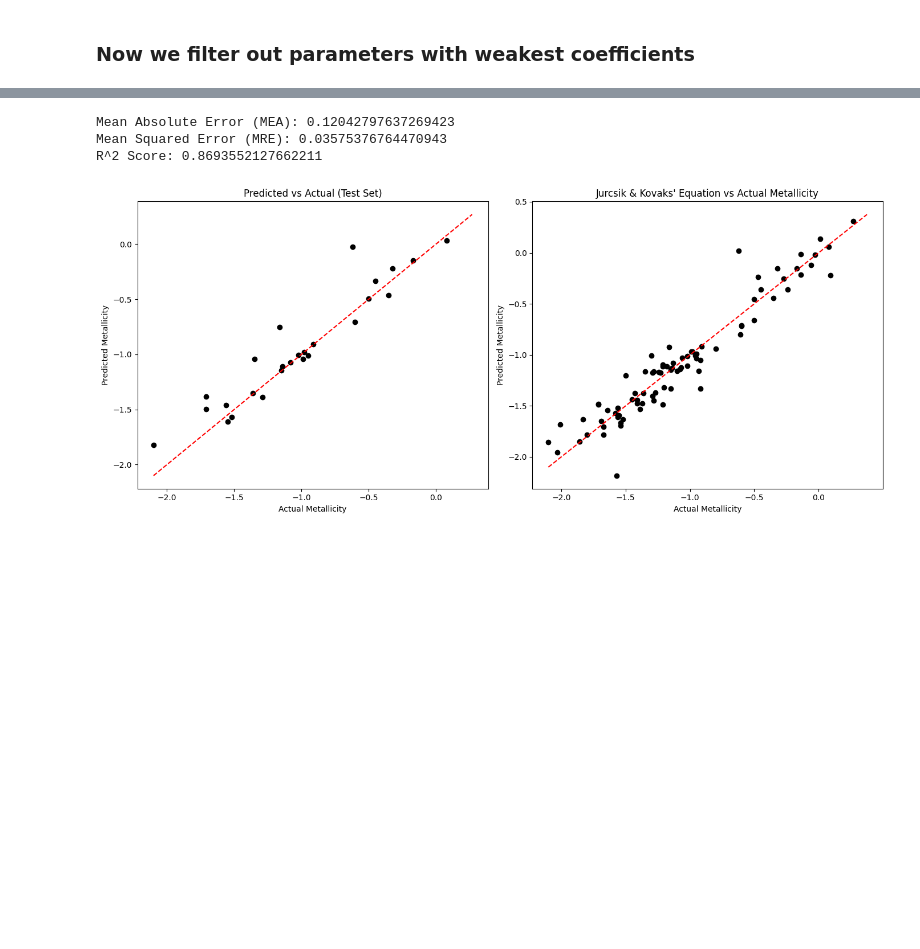
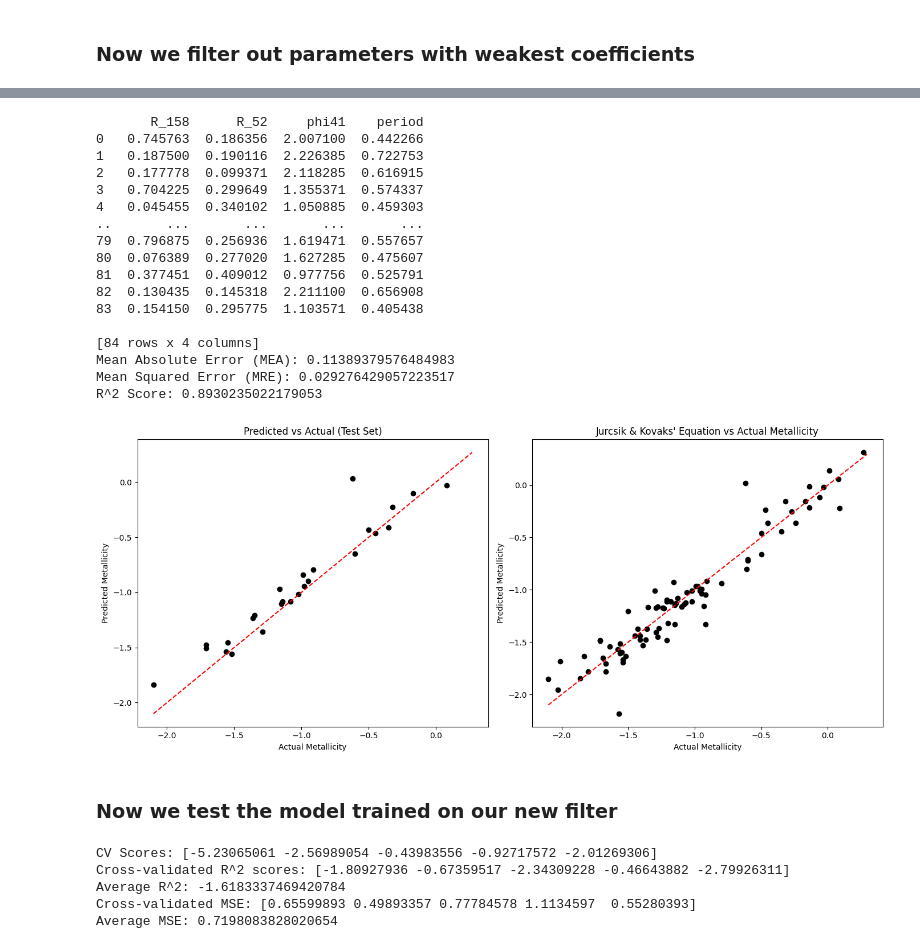
Before and after one commit to handle1337/blink, a Jupyter notebook: notebooks/blink.ipynb, the cells around one changed output, grey strips where cells are left out. Cells and saved outputs as stored; diff of their text form; code cells hidden in the pictures; blank space fills up the shorter version.

Commit message:
feat: period related params fitler

```diff
--- a/notebooks/blink.ipynb
+++ b/notebooks/blink.ipynb
@@ -335,0 +384,20 @@ phi31 0.18683402249604403
+# %%
+from sklearn.feature_selection import RFECV
+from sklearn.linear_model import Ridge
+
+coef_df = pd.DataFrame(columns=["Parameters", "Coefficients"])
+
+model = make_pipeline(StandardScaler(), LinearRegression())
+
+for param in test_df.drop(columns=["metallicity"]):
+
+    X = test_df.filter(["period",param])
+
+    model.fit(X, y)
+    normalized_coefficients = model.named_steps['linearregression'].coef_
+
+    dat = {"Parameters": f"{param}", "Coefficients": normalized_coefficients[0]}
+
+    coef_df.loc[len(coef_df)] = dat
+
+coef_df
@@ -340,17 +473,19 @@ phi31 0.18683402249604403
 # see https://www.kaggle.com/code/kavisekar/features-selection-in-multiple-linear-regression
 #
 
-X = test_df.filter(param_filter)
-y = jk_df["metallicity"]
 
-model.fit(X,y)
 
-x_train, x_test, y_train, y_test = train_test_split(X, y, test_size=0.3, random_state=4)
+significant_param_list.append('period')
+
+X_new = test_df.filter(significant_param_list[5:])
+
+
+x_train, x_test, y_train, y_test = train_test_split(X_new, y, test_size=0.3, random_state=4)
 
 model.fit(x_train, y_train)
 
 y_predict_test = model.predict(x_test)
-y_predict_all = model.predict(X)
+y_predict_all = model.predict(X_new)
 
 print(f"Mean Absolute Error (MEA): {mean_absolute_error(y_test, y_predict_test)}")
 
@@ -360,34 +495,60 @@ print(f"R^2 Score: {model.score(x_test, y_test)}")
 
 
 
 fig, axes = plt.subplots(1, 2, figsize=(14, 6))
 
 axes[0].scatter(y_test, y_predict_test, color="black")
 lims_test = [
     min(y_test.min(), y_predict_test.min()), max(y.max(), y_predict_test.max())
     ]
 axes[0].plot(lims_test, lims_test, 'r--')
 axes[0].set_xlabel("Actual Metallicity")
 axes[0].set_ylabel("Predicted Metallicity")
 axes[0].set_title("Predicted vs Actual (Test Set)")
 
 
 Fe_on_H = blink_util.get_FoH(df, verbose=False)
 
 
 axes[1].scatter(y, Fe_on_H, color="black")
 lims_all = [min(y.min(), y_predict_all.min()), max(y.max(), y_predict_all.max())]
 axes[1].plot(lims_all, lims_all, 'r--')
 axes[1].set_xlabel("Actual Metallicity")
 axes[1].set_ylabel("Predicted Metallicity")
 axes[1].set_title("Jurcsik & Kovaks' Equation vs Actual Metallicity")
 
 plt.tight_layout()
 plt.show()
 
 #Setting up Predicted vs. Actual for test data and the full set.
 # %% [output]
-Mean Absolute Error (MEA): 0.12042797637269423
-Mean Squared Error (MRE): 0.03575376764470943
-R^2 Score: 0.8693552127662211
+       R_158      R_52     phi41    period
+0   0.745763  0.186356  2.007100  0.442266
+1   0.187500  0.190116  2.226385  0.722753
+2   0.177778  0.099371  2.118285  0.616915
+3   0.704225  0.299649  1.355371  0.574337
+4   0.045455  0.340102  1.050885  0.459303
+..       ...       ...       ...       ...
+79  0.796875  0.256936  1.619471  0.557657
+80  0.076389  0.277020  1.627285  0.475607
+81  0.377451  0.409012  0.977756  0.525791
+82  0.130435  0.145318  2.211100  0.656908
+83  0.154150  0.295775  1.103571  0.405438
+
+[84 rows x 4 columns]
+Mean Absolute Error (MEA): 0.11389379576484983
+Mean Squared Error (MRE): 0.029276429057223517
+R^2 Score: 0.8930235022179053
-[figure, old version]
+[figure, new version]
+# %% [markdown]
+### Now we test the model trained on our new filter
+# %%
+model.fit(X_new,y)
+
+get_metrics(model)
+# %% [output]
+CV Scores: [-5.23065061 -2.56989054 -0.43983556 -0.92717572 -2.01269306]
+Cross-validated R^2 scores: [-1.80927936 -0.67359517 -2.34309228 -0.46643882 -2.79926311]
+Average R^2: -1.6183337469420784
+Cross-validated MSE: [0.65599893 0.49893357 0.77784578 1.1134597  0.55280393]
+Average MSE: 0.7198083828020654
```
Also changed, not shown: parts of 7 cells of this notebook.
